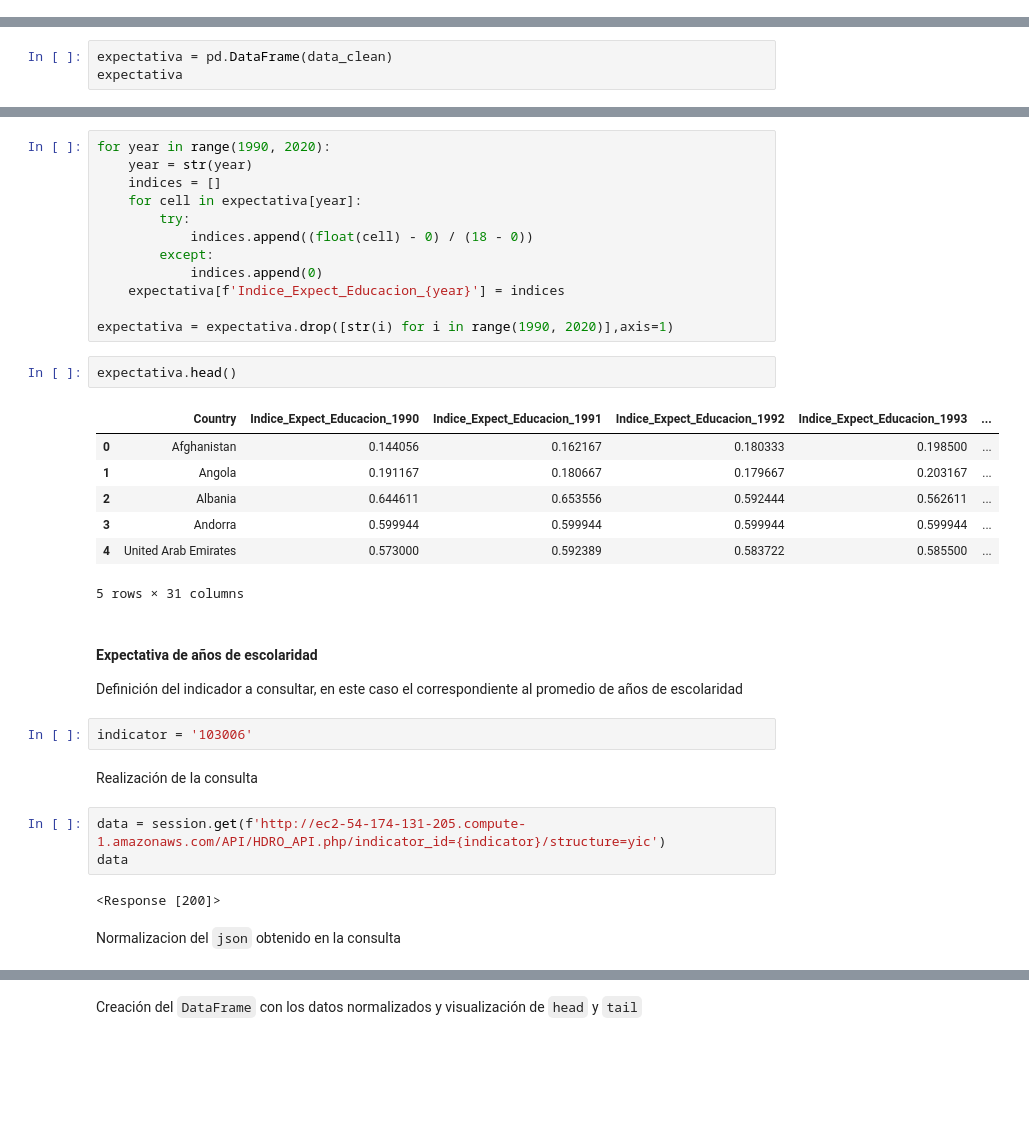
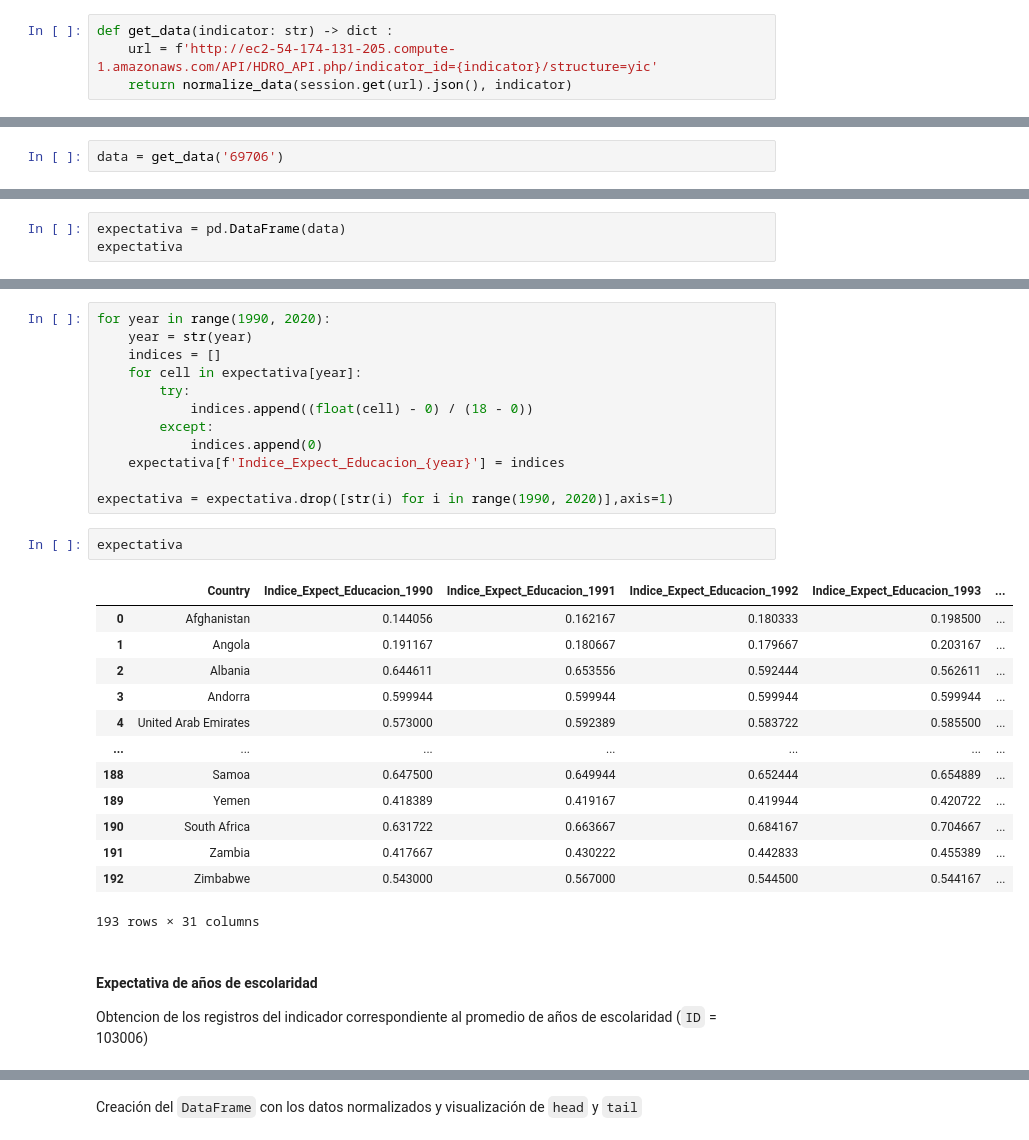
Before and after one commit to Team-17-Bedu/proyecto_python, a Jupyter notebook: Notebooks/Indice de Desarrollo Humano.ipynb, the cells around one changed output, grey strips where cells are left out. Drawn from its saved outputs; the diff is of its cells as text; blank space fills up the shorter version.

```diff
--- a/Notebooks/Indice de Desarrollo Humano.ipynb
+++ b/Notebooks/Indice de Desarrollo Humano.ipynb
@@ -81,3 +89,7 @@ def normalize_data(data_dirt: dict, indicator_id: str) -> dict:
+# %%
+def get_data(indicator: str) -> dict :
+    url = f'http://ec2-54-174-131-205.compute-1.amazonaws.com/API/HDRO_API.php/indicator_id={indicator}/structure=yic'
+    return normalize_data(session.get(url).json(), indicator)
 # %% [markdown]
 ### Calculo del Indice de Educación
 #### Expectativa de años de escolaridad
@@ -98,7 +97,9 @@ data_clean = normalize_data(data.json(), indicator)
+# %%
+data = get_data('69706')
 # %% [markdown]
 Creación del `DataFrame` con los datos normalizados y visualización de `head` y `tail`
 # %%
-expectativa = pd.DataFrame(data_clean)
+expectativa = pd.DataFrame(data)
 expectativa
 # %% [output]
 |  | Country | 1990 | 1991 | 1992 | 1993 | 1994 | 1995 | 1996 | 1997 | 1998 | ... | ... |
@@ -161,26 +162,21 @@ for year in range(1990, 2020):
 
 expectativa = expectativa.drop([str(i) for i in range(1990, 2020)],axis=1)
 # %%
-expectativa.head()
+expectativa
 # %% [output]
 |  | Country | Indice_Expect_Educacion_1990 | Indice_Expect_Educacion_1991 | Indice_Expect_Educacion_1992 | Indice_Expect_Educacion_1993 | ... |
 | 0 | Afghanistan | 0.144056 | 0.162167 | 0.180333 | 0.198500 | ... |
 | 1 | Angola | 0.191167 | 0.180667 | 0.179667 | 0.203167 | ... |
 | 2 | Albania | 0.644611 | 0.653556 | 0.592444 | 0.562611 | ... |
 | 3 | Andorra | 0.599944 | 0.599944 | 0.599944 | 0.599944 | ... |
 | 4 | United Arab Emirates | 0.573000 | 0.592389 | 0.583722 | 0.585500 | ... |
+| ... | ... | ... | ... | ... | ... | ... |
+| 188 | Samoa | 0.647500 | 0.649944 | 0.652444 | 0.654889 | ... |
+| 189 | Yemen | 0.418389 | 0.419167 | 0.419944 | 0.420722 | ... |
+| 190 | South Africa | 0.631722 | 0.663667 | 0.684167 | 0.704667 | ... |
+| 191 | Zambia | 0.417667 | 0.430222 | 0.442833 | 0.455389 | ... |
+| 192 | Zimbabwe | 0.543000 | 0.567000 | 0.544500 | 0.544167 | ... |
-5 rows × 31 columns
+193 rows × 31 columns
 # %% [markdown]
 #### Expectativa de años de escolaridad
-Definición del indicador a consultar, en este caso el correspondiente al promedio de años de escolaridad
+Obtencion de los registros del indicador correspondiente al promedio de años de escolaridad (`ID` = 103006)
-# %%
-indicator = '103006'
-# %% [markdown]
-Realización de la consulta
-# %%
-data = session.get(f'http://ec2-54-174-131-205.compute-1.amazonaws.com/API/HDRO_API.php/indicator_id={indicator}/structure=yic')
-data
-# %% [output]
-<Response [200]>
-# %% [markdown]
-Normalizacion del `json` obtenido en la consulta
```
Also changed, not shown: parts of 56 cells of this notebook.
